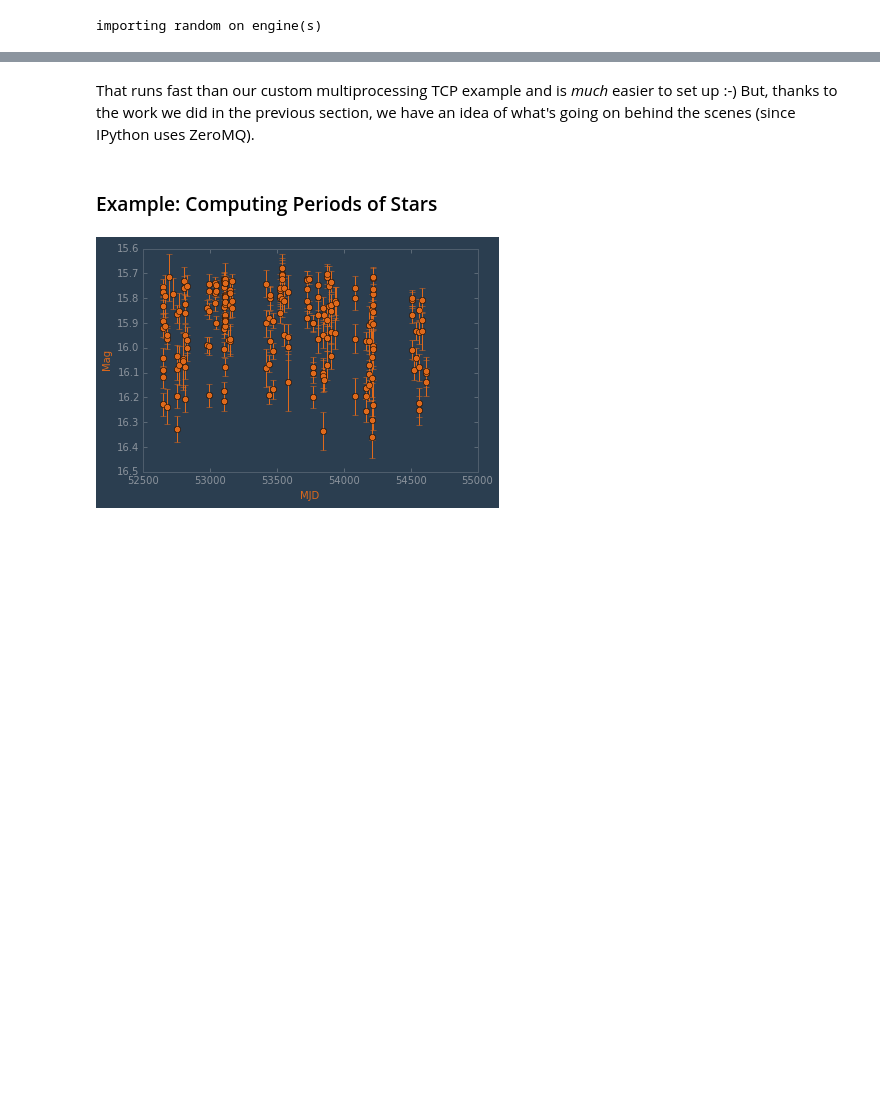
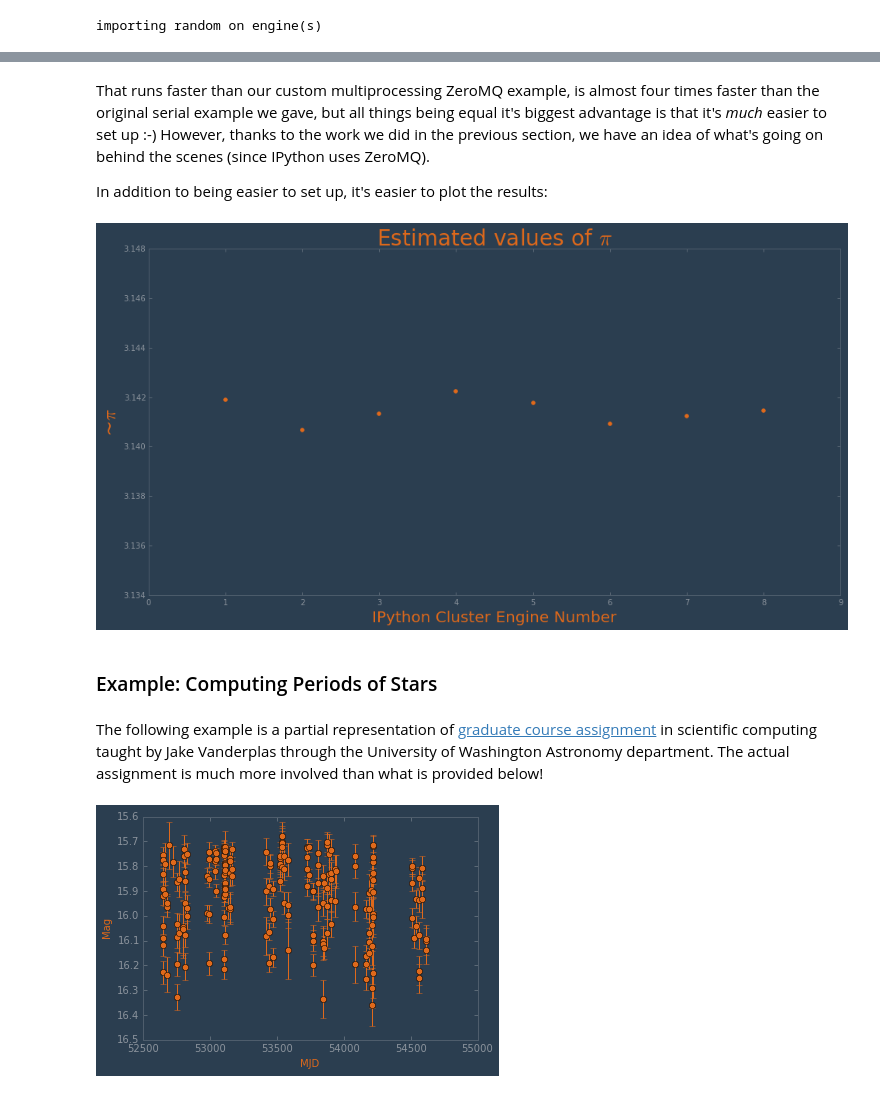
Before and after one commit to jp-wright/clustering, a Jupyter notebook: notebooks/mmpl-clustering.ipynb, the cells around one changed output, grey strips where cells are left out. Saved outputs shown, nothing was run; the diff lists cells and outputs as text; code cells hidden in the pictures; blank space fills up the shorter version.

```diff
--- a/notebooks/mmpl-clustering.ipynb
+++ b/notebooks/mmpl-clustering.ipynb
@@ -428,8 +561,21 @@ CPU times: user 7.21 s, sys: 757 ms, total: 7.97 s
 Wall time: 19.6 s
 # %% [markdown]
-That runs fast than our custom multiprocessing TCP example and is *much* easier to set up :-) But, thanks to the work we did in the previous section, we have an idea of what's going on behind the scenes (since IPython uses ZeroMQ).
+That runs faster than our custom multiprocessing ZeroMQ example, is almost four times faster than the original serial example we gave, but all things being equal it's biggest advantage is that it's *much* easier to set up :-) However, thanks to the work we did in the previous section, we have an idea of what's going on behind the scenes (since IPython uses ZeroMQ).
+
+In addition to being easier to set up, it's easier to plot the results:
+# %%
+(figure, axes) = plt.subplots(figsize=(16, 8))
+axes.scatter([x + 1 for x in range(len(results))], results, color=colors[0])
+axes.set_title("Estimated values of $\pi$", fontsize=28)
+axes.set_ylabel("~$\pi$", fontsize=24)
+axes.set_xlabel("IPython Cluster Engine Number", fontsize=20)
+plt.show()
+# %% [output]
+[figure, added]
 # %% [markdown]
 ### Example: Computing Periods of Stars
+# %% [markdown]
+The following example is a partial representation of [graduate course assignment](http://www.astro.washington.edu/users/vanderplas/Astr599/notebooks/21_IPythonParallel) in scientific computing taught by Jake Vanderplas through the University of Washington Astronomy department. The actual assignment is much more involved than what is provided below!
 # %%
 from astroML.datasets import fetch_LINEAR_sample
 from astroML.time_series import lomb_scargle
```
Also changed, not shown: parts of 61 cells of this notebook.
